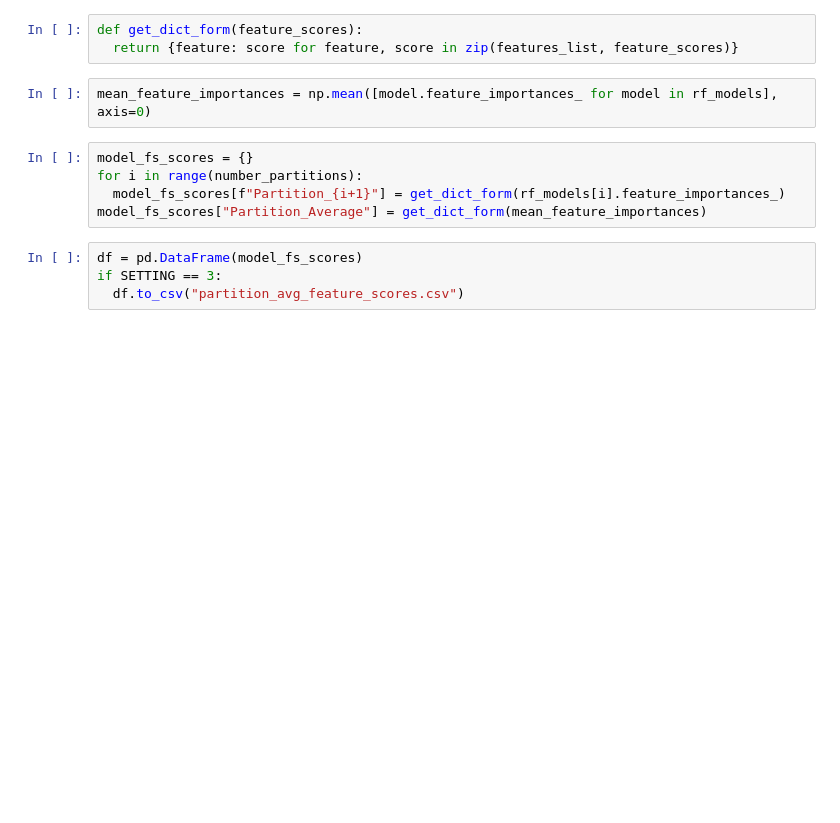
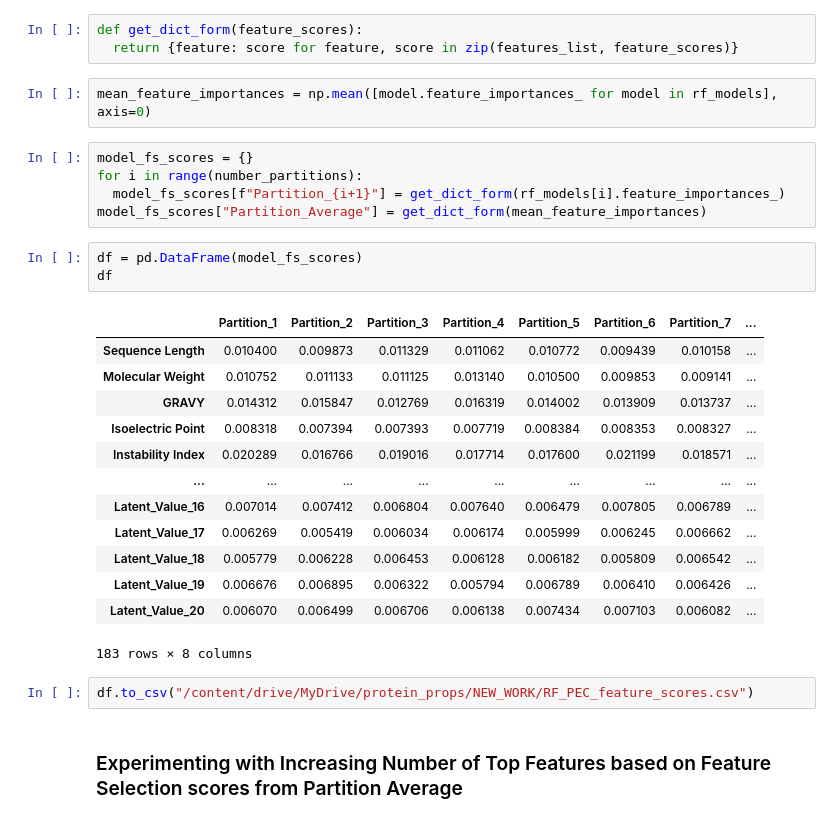
Before and after one commit to Sachi-27/DrugProtAI, a Jupyter notebook: Methods/Feature Scores/rf_feature_scores.ipynb, the cells around one changed output. Saved outputs shown, nothing was run; the diff lists cells and outputs as text; blank space fills up the shorter version.

```diff
--- a/Methods/Feature Scores/rf_feature_scores.ipynb
+++ b/Methods/Feature Scores/rf_feature_scores.ipynb
@@ -299,5 +301,22 @@ for i in range(number_partitions):
 model_fs_scores["Partition_Average"] = get_dict_form(mean_feature_importances)
 # %%
 df = pd.DataFrame(model_fs_scores)
-if SETTING == 3:
-  df.to_csv("partition_avg_feature_scores.csv")
+df
+# %% [output]
+|  | Partition_1 | Partition_2 | Partition_3 | Partition_4 | Partition_5 | Partition_6 | Partition_7 | ... |
+| Sequence Length | 0.010400 | 0.009873 | 0.011329 | 0.011062 | 0.010772 | 0.009439 | 0.010158 | ... |
+| Molecular Weight | 0.010752 | 0.011133 | 0.011125 | 0.013140 | 0.010500 | 0.009853 | 0.009141 | ... |
+| GRAVY | 0.014312 | 0.015847 | 0.012769 | 0.016319 | 0.014002 | 0.013909 | 0.013737 | ... |
+| Isoelectric Point | 0.008318 | 0.007394 | 0.007393 | 0.007719 | 0.008384 | 0.008353 | 0.008327 | ... |
+| Instability Index | 0.020289 | 0.016766 | 0.019016 | 0.017714 | 0.017600 | 0.021199 | 0.018571 | ... |
+| ... | ... | ... | ... | ... | ... | ... | ... | ... |
+| Latent_Value_16 | 0.007014 | 0.007412 | 0.006804 | 0.007640 | 0.006479 | 0.007805 | 0.006789 | ... |
+| Latent_Value_17 | 0.006269 | 0.005419 | 0.006034 | 0.006174 | 0.005999 | 0.006245 | 0.006662 | ... |
+| Latent_Value_18 | 0.005779 | 0.006228 | 0.006453 | 0.006128 | 0.006182 | 0.005809 | 0.006542 | ... |
+| Latent_Value_19 | 0.006676 | 0.006895 | 0.006322 | 0.005794 | 0.006789 | 0.006410 | 0.006426 | ... |
+| Latent_Value_20 | 0.006070 | 0.006499 | 0.006706 | 0.006138 | 0.007434 | 0.007103 | 0.006082 | ... |
+183 rows × 8 columns
+# %%
+df.to_csv("/content/drive/MyDrive/protein_props/NEW_WORK/RF_PEC_feature_scores.csv")
+# %% [markdown]
+### Experimenting with Increasing Number of Top Features based on Feature Selection scores from Partition Average
```
Also changed, not shown: parts of 19 cells of this notebook, 1 other file.
